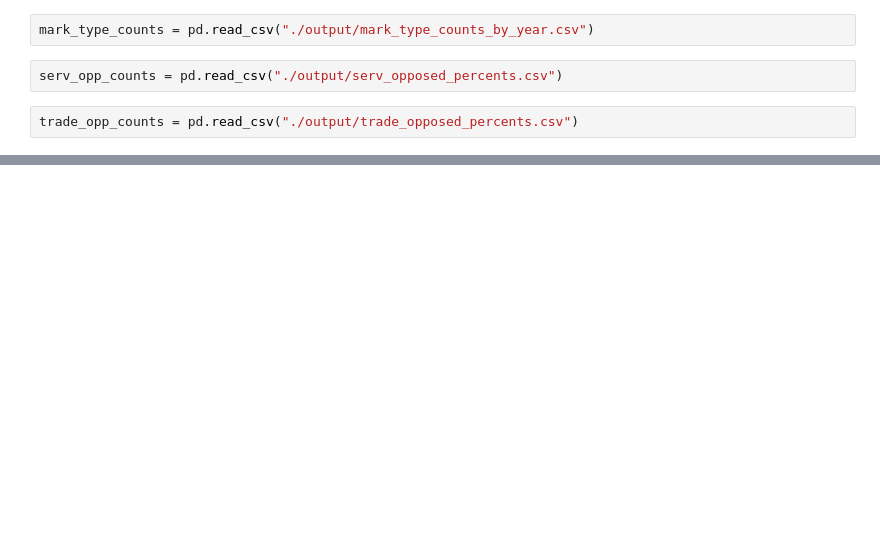
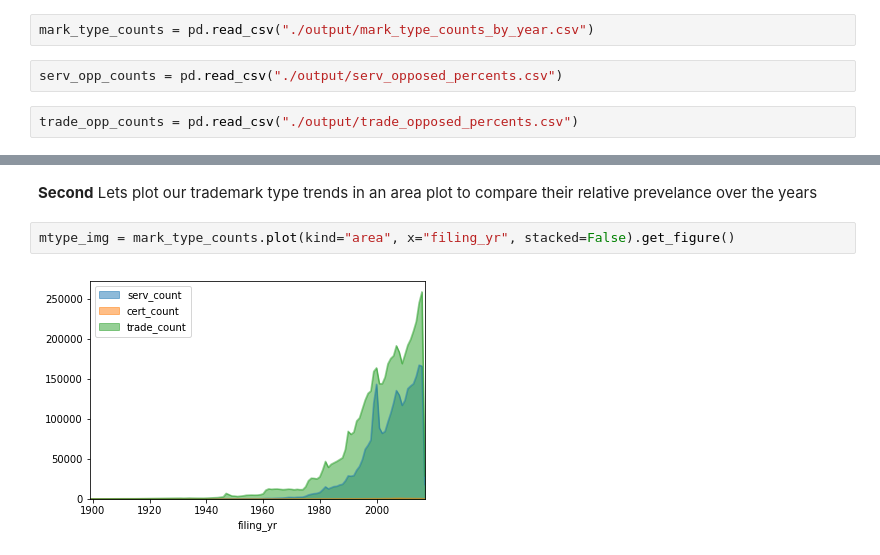
Before and after one commit to dogrdon/uw_big_data_tech, a Jupyter notebook: course_1/project/notebooks/visualize_output.ipynb, the cells around one changed output, grey strips where cells are left out. Saved outputs shown, nothing was run; the diff lists cells and outputs as text; blank space fills up the shorter version.

```diff
--- a/course_1/project/notebooks/visualize_output.ipynb
+++ b/course_1/project/notebooks/visualize_output.ipynb
@@ -25,0 +24,6 @@ cleaned_serv = serv_opp_counts[serv_opp_counts['percent_opi'] < 10]
+# %% [markdown]
+**Second** Lets plot our trademark type trends in an area plot to compare their relative prevelance over the years
+# %%
+mtype_img = mark_type_counts.plot(kind="area", x="filing_yr", stacked=False).get_figure()
+# %% [output]
+[figure, added]
```
Also changed, not shown: parts of 23 cells of this notebook, 4 other files.
